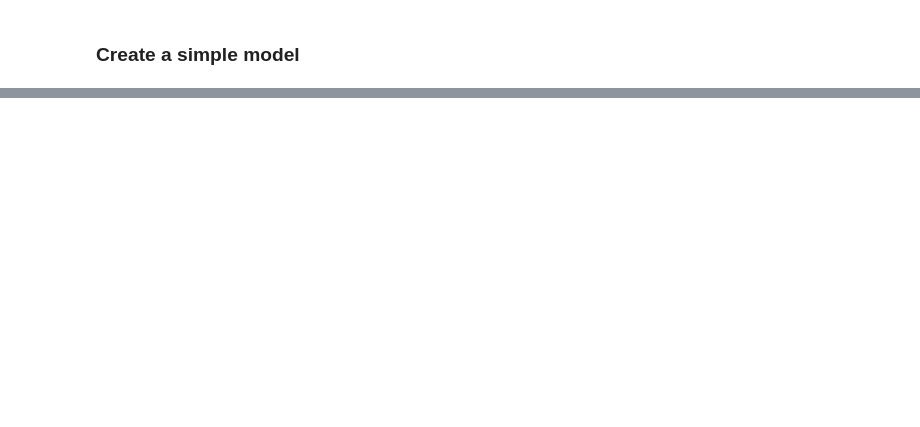
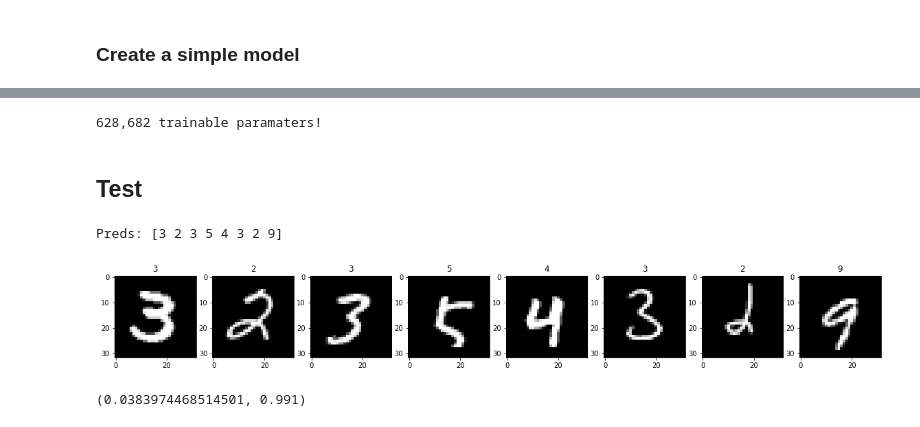
Before and after one commit to anujkhare/mnist_kd, a Jupyter notebook: mnist-simple.ipynb, the cells around one changed output, grey strips where cells are left out. Saved outputs shown, nothing was run; the diff lists cells and outputs as text; code cells hidden in the pictures; blank space fills up the shorter version.

Commit message:
mnist and mnist-tiny

```diff
--- a/mnist-simple.ipynb
+++ b/mnist-simple.ipynb
@@ -274,3 +397,7 @@ import tensorboardX
+# %%
+model, params = get_model_and_params(Net, gpu=0)
+# %% [output]
+628,682 trainable paramaters!
 # %%
 loss_weights = torch.FloatTensor(loss_weights)
 
@@ -298,34 +416,12 @@ def forward_once(model, batch, loss):
-# %%
-def validate_model(model, dataloader, loss, n_iters=10, writer=None,
-                   plot=True):
-    model.train(False)
-
-    total_acc = 0
-    total_error = 0
-    for iteration, next_batch in enumerate(dataloader):
-        if iteration > n_iters:
-            break
-
-        preds, error = forward_once(model, next_batch, loss)
-        acc = torch.mean(preds.data.cpu() == next_batch[1])
-
-        total_error += error.data.cpu().numpy()
-        total_acc += acc.data.cpu().numpy()
-
-    mean_acc = total_acc / n_iters
-    mean_error = total_error / n_iters
-
-    if writer is not None:
-        writer.add_scalar('val.loss', mean_error)
-        writer.add_scalar('val.acc', mean_acc)
-
-    if plot:
-        visualize_batch(next_batch)
-        print('Loss: {}, Accuracy: {}'.format(mean_error, mean_acc))
-        print('Preds:', preds.data.cpu().numpy())
-
-    model.train(True)
-
-    return mean_error, mean_acc
+# %%
+train(model)
+# %% [markdown]
+## Test
+# %%
+model.load_state_dict(torch.load('/opt/anuj/weights/MNIST-big-1.09/18.pt'))
 # %%
-validate_model(model, dataloader_val, loss)
+validate_model(model, dataloader_val, loss, n_iters=500)
+# %% [output]
+Preds: [3 2 3 5 4 3 2 9]
+[figure, added]
+(0.0383974468514501, 0.991)
```
Also changed, not shown: parts of 28 cells of this notebook, 1 other file.
